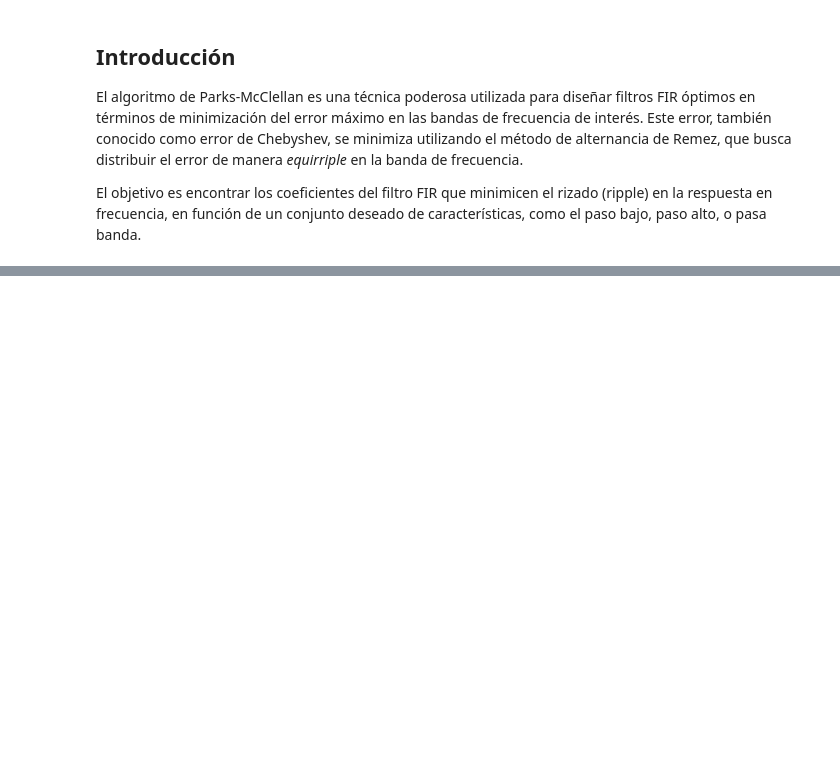
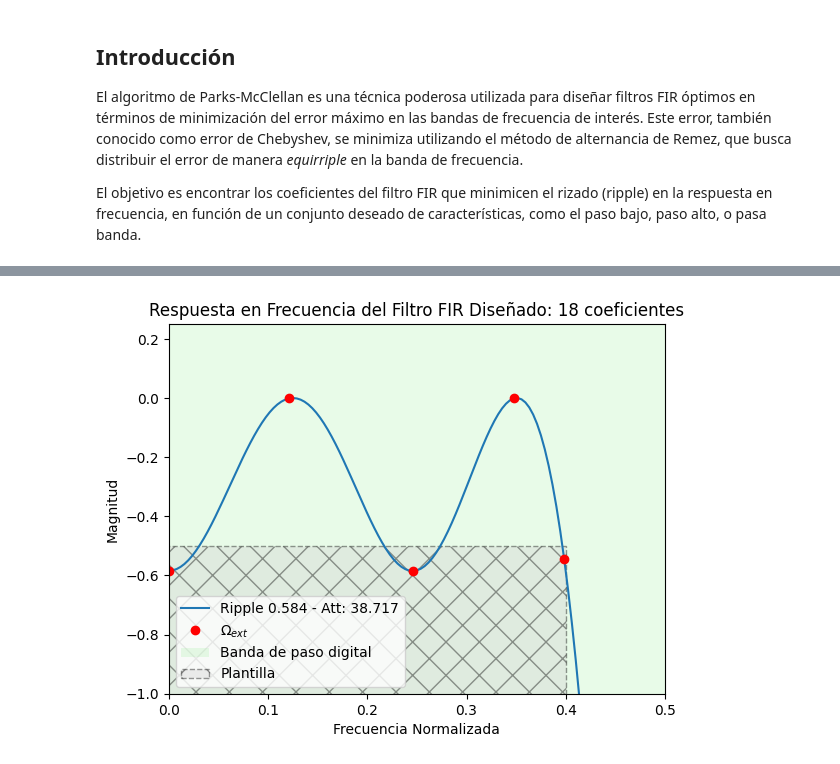
Before and after one commit to marianux/pytc2, a Jupyter notebook: docs/notebooks/PM_Remez_Filter_Design.ipynb, the cells around one changed output, grey strips where cells are left out. Drawn from its saved outputs; the diff is of its cells as text; code cells hidden in the pictures; blank space fills up the shorter version.

```diff
--- a/docs/notebooks/PM_Remez_Filter_Design.ipynb
+++ b/docs/notebooks/PM_Remez_Filter_Design.ipynb
@@ -273,0 +340,6 @@ plt.show()
+# %%
+ax.set_xlim([0, np.mean((fpass,fstop))])
+ax.set_ylim([-2*ripple, np.mean((-ripple,1)) ])
+fig
+# %% [output]
+[figure, added]
```
Also changed, not shown: parts of 24 cells of this notebook, 4 other files.
